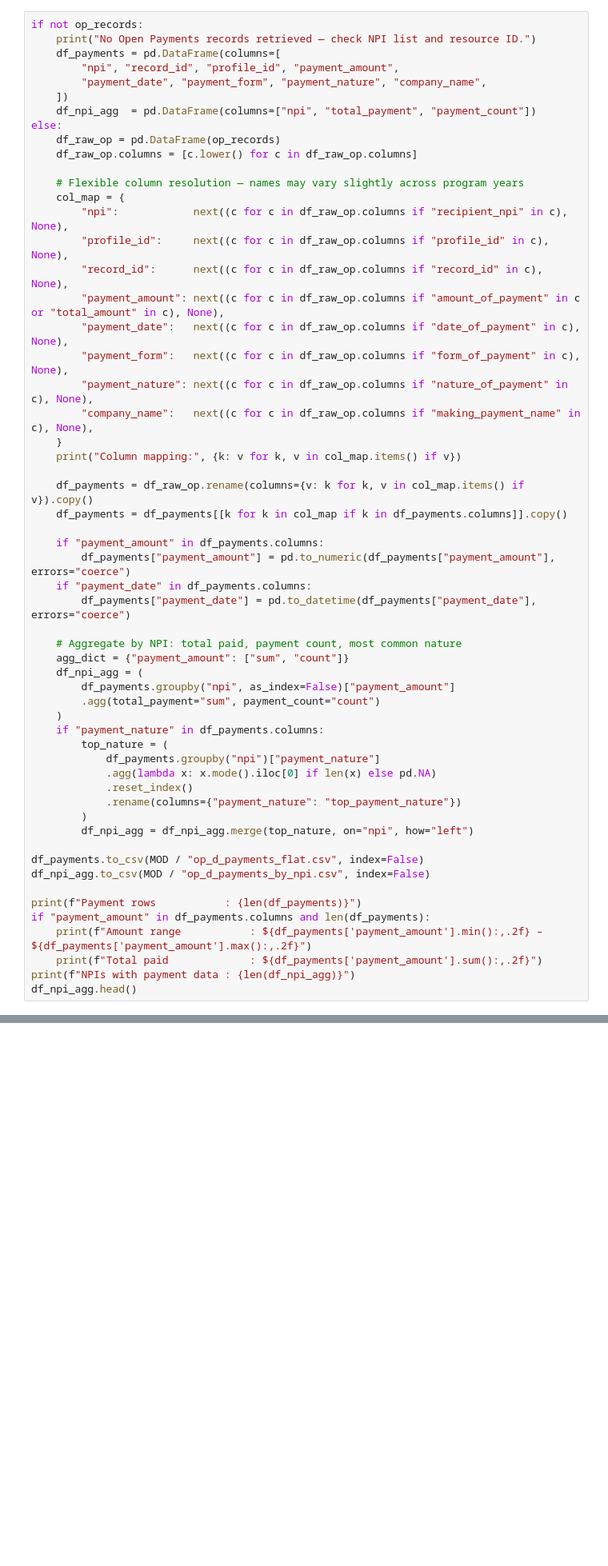
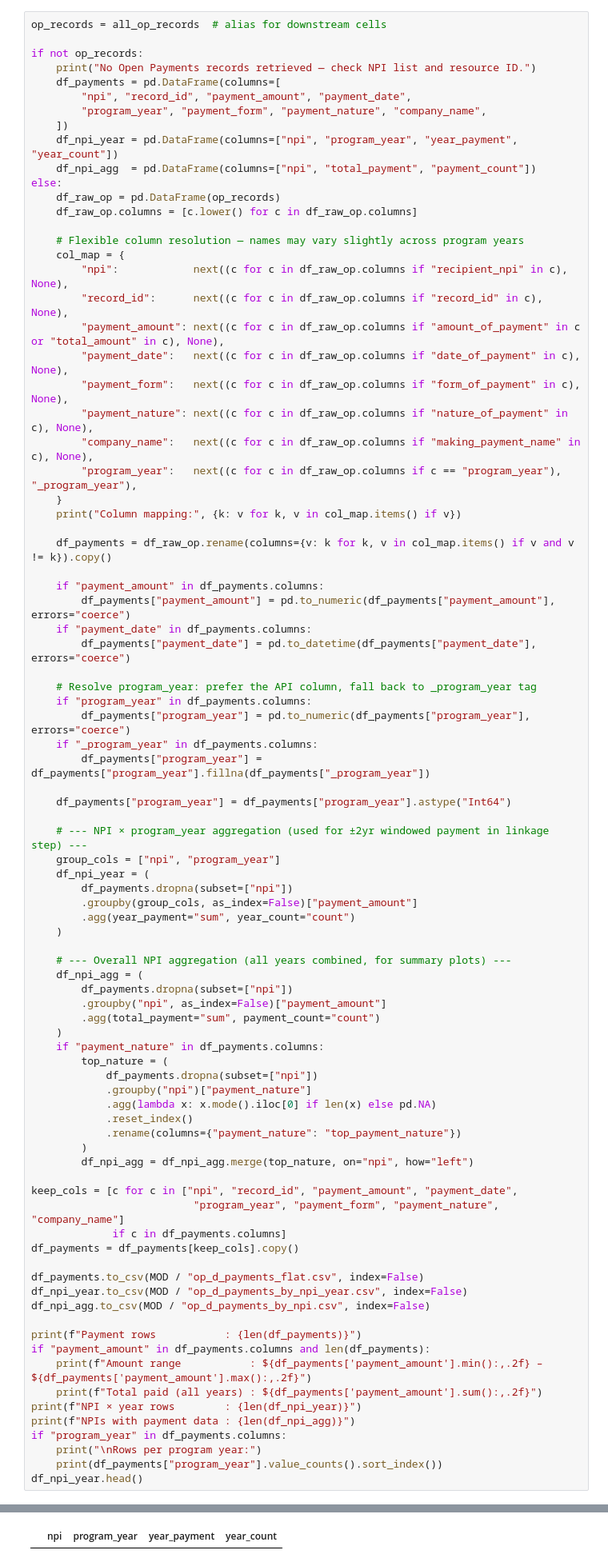
Before and after one commit to shifosss/JSC370-Midterm-Proj, a Jupyter notebook: option-d-conflicts-of-interest/discover/data_acquiring/api_call_data_grabbing.ipynb, the cells around one changed output, grey strips where cells are left out. Shown at 80% size. Drawn from its saved outputs; the diff is of its cells as text; blank space fills up the shorter version.

Commit message:
option d data grabbing fixed, option c refined

```diff
--- a/option-d-conflicts-of-interest/discover/data_acquiring/api_call_data_grabbing.ipynb
+++ b/option-d-conflicts-of-interest/discover/data_acquiring/api_call_data_grabbing.ipynb
@@ -387,10 +629,13 @@ print(f"\nTotal Open Payments rows fetched: {len(op_records)}")
 # %%
+op_records = all_op_records  # alias for downstream cells
+
 if not op_records:
     print("No Open Payments records retrieved — check NPI list and resource ID.")
     df_payments = pd.DataFrame(columns=[
-        "npi", "record_id", "profile_id", "payment_amount",
-        "payment_date", "payment_form", "payment_nature", "company_name",
+        "npi", "record_id", "payment_amount", "payment_date",
+        "program_year", "payment_form", "payment_nature", "company_name",
     ])
+    df_npi_year = pd.DataFrame(columns=["npi", "program_year", "year_payment", "year_count"])
     df_npi_agg  = pd.DataFrame(columns=["npi", "total_payment", "payment_count"])
 else:
     df_raw_op = pd.DataFrame(op_records)
@@ -399,45 +644,72 @@ else:
     # Flexible column resolution — names may vary slightly across program years
     col_map = {
         "npi":            next((c for c in df_raw_op.columns if "recipient_npi" in c), None),
-        "profile_id":     next((c for c in df_raw_op.columns if "profile_id" in c), None),
         "record_id":      next((c for c in df_raw_op.columns if "record_id" in c), None),
         "payment_amount": next((c for c in df_raw_op.columns if "amount_of_payment" in c or "total_amount" in c), None),
         "payment_date":   next((c for c in df_raw_op.columns if "date_of_payment" in c), None),
         "payment_form":   next((c for c in df_raw_op.columns if "form_of_payment" in c), None),
         "payment_nature": next((c for c in df_raw_op.columns if "nature_of_payment" in c), None),
         "company_name":   next((c for c in df_raw_op.columns if "making_payment_name" in c), None),
+        "program_year":   next((c for c in df_raw_op.columns if c == "program_year"), "_program_year"),
     }
     print("Column mapping:", {k: v for k, v in col_map.items() if v})
 
-    df_payments = df_raw_op.rename(columns={v: k for k, v in col_map.items() if v}).copy()
-    df_payments = df_payments[[k for k in col_map if k in df_payments.columns]].copy()
+    df_payments = df_raw_op.rename(columns={v: k for k, v in col_map.items() if v and v != k}).copy()
 
     if "payment_amount" in df_payments.columns:
         df_payments["payment_amount"] = pd.to_numeric(df_payments["payment_amount"], errors="coerce")
     if "payment_date" in df_payments.columns:
         df_payments["payment_date"] = pd.to_datetime(df_payments["payment_date"], errors="coerce")
 
-    # Aggregate by NPI: total paid, payment count, most common nature
-    agg_dict = {"payment_amount": ["sum", "count"]}
+    # Resolve program_year: prefer the API column, fall back to _program_year tag
+    if "program_year" in df_payments.columns:
+        df_payments["program_year"] = pd.to_numeric(df_payments["program_year"], errors="coerce")
+    if "_program_year" in df_payments.columns:
+        df_payments["program_year"] = df_payments["program_year"].fillna(df_payments["_program_year"])
+
+    df_payments["program_year"] = df_payments["program_year"].astype("Int64")
+
+    # --- NPI × program_year aggregation (used for ±2yr windowed payment in linkage step) ---
+    group_cols = ["npi", "program_year"]
+    df_npi_year = (
+        df_payments.dropna(subset=["npi"])
+        .groupby(group_cols, as_index=False)["payment_amount"]
+        .agg(year_payment="sum", year_count="count")
+    )
+
+    # --- Overall NPI aggregation (all years combined, for summary plots) ---
     df_npi_agg = (
-        df_payments.groupby("npi", as_index=False)["payment_amount"]
+        df_payments.dropna(subset=["npi"])
+        .groupby("npi", as_index=False)["payment_amount"]
         .agg(total_payment="sum", payment_count="count")
     )
     if "payment_nature" in df_payments.columns:
         top_nature = (
-            df_payments.groupby("npi")["payment_nature"]
+            df_payments.dropna(subset=["npi"])
+            .groupby("npi")["payment_nature"]
             .agg(lambda x: x.mode().iloc[0] if len(x) else pd.NA)
             .reset_index()
             .rename(columns={"payment_nature": "top_payment_nature"})
         )
         df_npi_agg = df_npi_agg.merge(top_nature, on="npi", how="left")
 
+keep_cols = [c for c in ["npi", "record_id", "payment_amount", "payment_date",
+                          "program_year", "payment_form", "payment_nature", "company_name"]
+             if c in df_payments.columns]
+df_payments = df_payments[keep_cols].copy()
+
 df_payments.to_csv(MOD / "op_d_payments_flat.csv", index=False)
+df_npi_year.to_csv(MOD / "op_d_payments_by_npi_year.csv", index=False)
 df_npi_agg.to_csv(MOD / "op_d_payments_by_npi.csv", index=False)
 
 print(f"Payment rows           : {len(df_payments)}")
 if "payment_amount" in df_payments.columns and len(df_payments):
     print(f"Amount range           : ${df_payments['payment_amount'].min():,.2f} – ${df_payments['payment_amount'].max():,.2f}")
-    print(f"Total paid             : ${df_payments['payment_amount'].sum():,.2f}")
+    print(f"Total paid (all years) : ${df_payments['payment_amount'].sum():,.2f}")
+print(f"NPI × year rows        : {len(df_npi_year)}")
 print(f"NPIs with payment data : {len(df_npi_agg)}")
-df_npi_agg.head()
+if "program_year" in df_payments.columns:
+    print("\nRows per program year:")
+    print(df_payments["program_year"].value_counts().sort_index())
+df_npi_year.head()
+# %% [output]
@@ -444,3 +723,4 @@ df_npi_agg.head()
+|  | npi | program_year | year_payment | year_count |
 # %% [markdown]
 ---
 ## 4) PubMed (NCBI E-utilities) — Publications Linked to NCT IDs
```
Also changed, not shown: parts of 20 cells of this notebook, 10 other files.
